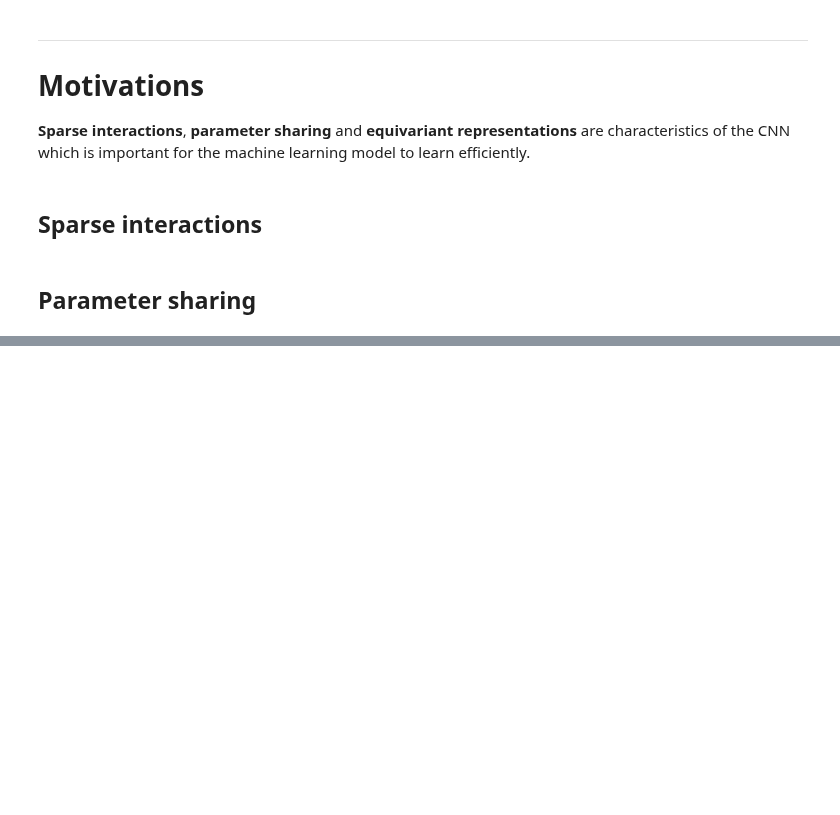
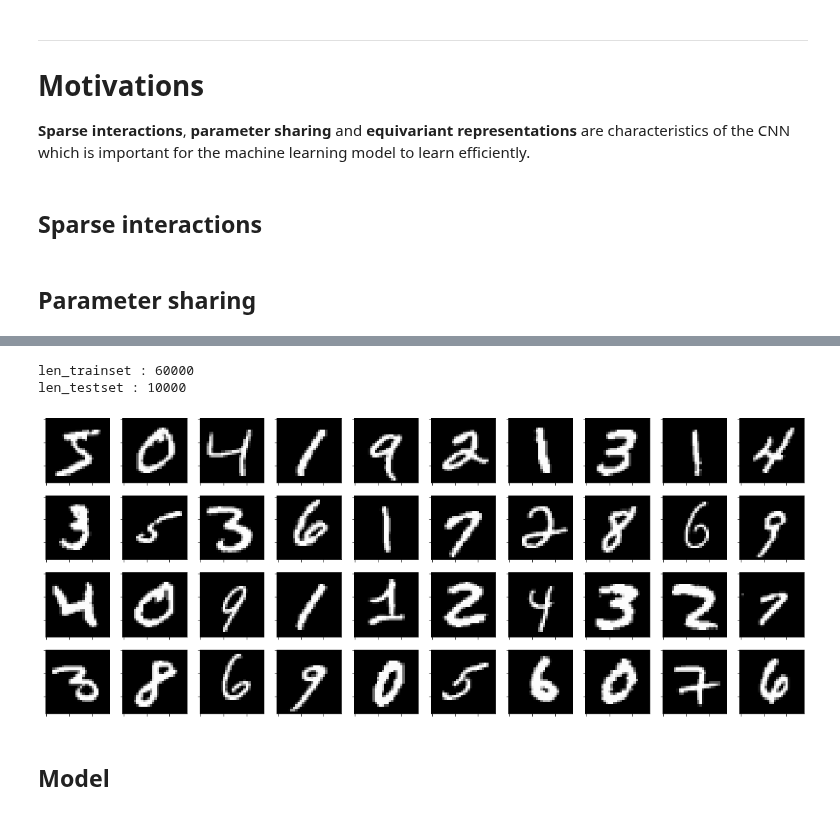
Before and after one commit to shinshoji01/gonken-lesson, a Jupyter notebook: 2020/10_Convolutional_Neural_Networks.ipynb, the cells around one changed output, grey strips where cells are left out. Drawn from its saved outputs; the diff is of its cells as text; code cells hidden in the pictures; blank space fills up the shorter version.

```diff
--- a/2020/10_Convolutional_Neural_Networks.ipynb
+++ b/2020/10_Convolutional_Neural_Networks.ipynb
@@ -63,5 +87,5 @@ def generate_edge_filter(vertical=True, device="cpu", nch=3):
 # %%
-def min_max(x):
+def min_max(x, axis=None):
     min = x.min(axis=axis, keepdims=True)
     max = x.max(axis=axis, keepdims=True)
     result = (x-min)/(max-min+1e-8)
@@ -79,7 +103,3 @@ def image_from_output(output):
         a = Image.fromarray(a)
         image_list.append(a)
     return image_list
-# %%
-img = Image.open("./implements_10/Minami_Hoshino.jpg").crop((132, 0, 900, 768)).resize((512, 512))
-img = img.convert("RGB")
-image = transforms.ToTensor()(img).view(1, 3, 512, 512)
@@ -97,0 +111,11 @@ image_from_output(vertical_filter(image))[0]
+# %%
+transform = {}
+transform["tanh"] = transforms.Compose(
+    [transforms.ToTensor(),
+     transforms.Normalize((0.5, ), (0.5, ))])
+transform["sigmoid"] = transforms.Compose(
+    [transforms.ToTensor() ])
+# %%
+trainset = torchvision.datasets.MNIST(root='./data',  train=True, download=True, transform=transform)
+trainset = torchvision.datasets.MNIST(root='./data',  train=True, download=True, transform=transform["sigmoid"])
+trainloader = torch.utils.data.DataLoader(trainset, batch_size=batch_size, shuffle=True, num_workers=2)
@@ -97,0 +126,17 @@ image_from_output(vertical_filter(image))[0]
+# %%
+print(f"len_trainset : {len(trainset)}")
+print(f"len_testset : {len(testset)}")
+# %% [output]
+len_trainset : 60000
+len_testset : 10000
+# %%
+fig = plt.figure(figsize=(20, 8))
+for i in range(40):
+    image = image_from_output(trainset[i][0].view(1, 1, 28, 28))[0]
+    ax = fig.add_subplot(4, 10, i+1)
+    ax.imshow(image)
+    ax.tick_params(labelbottom=False, labelleft=False, labelright=False, labeltop=False)
+# %% [output]
+[figure, added]
+# %% [markdown]
+## Model
```
Also changed, not shown: parts of 26 cells of this notebook.
